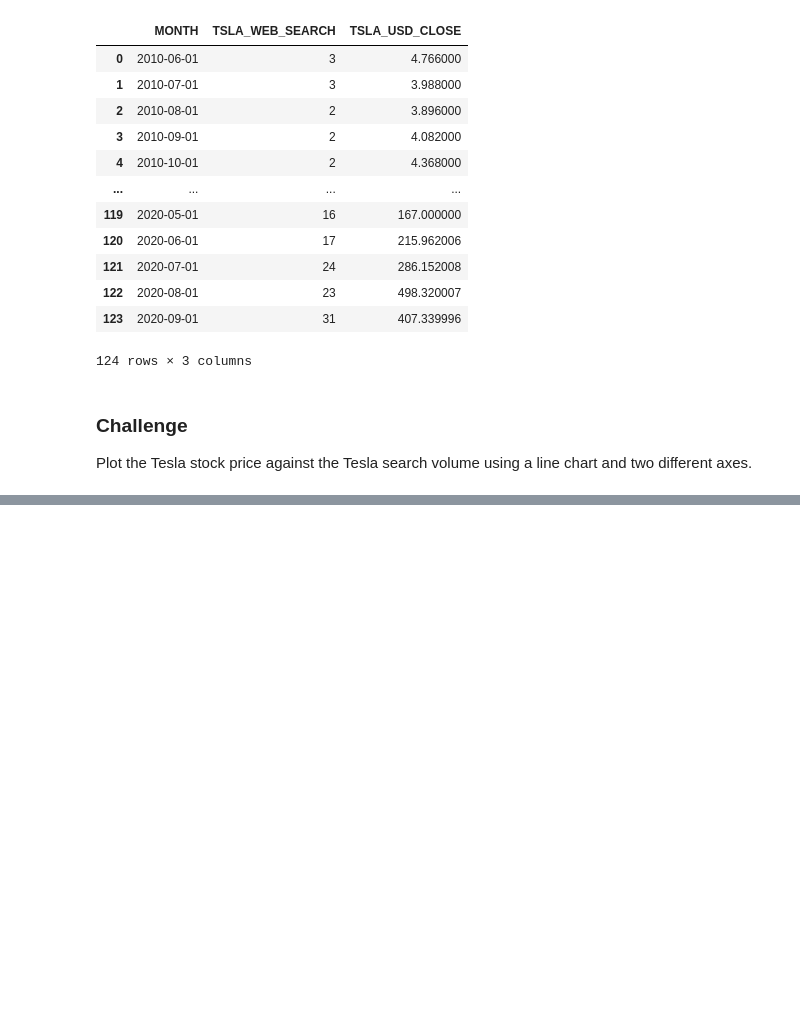
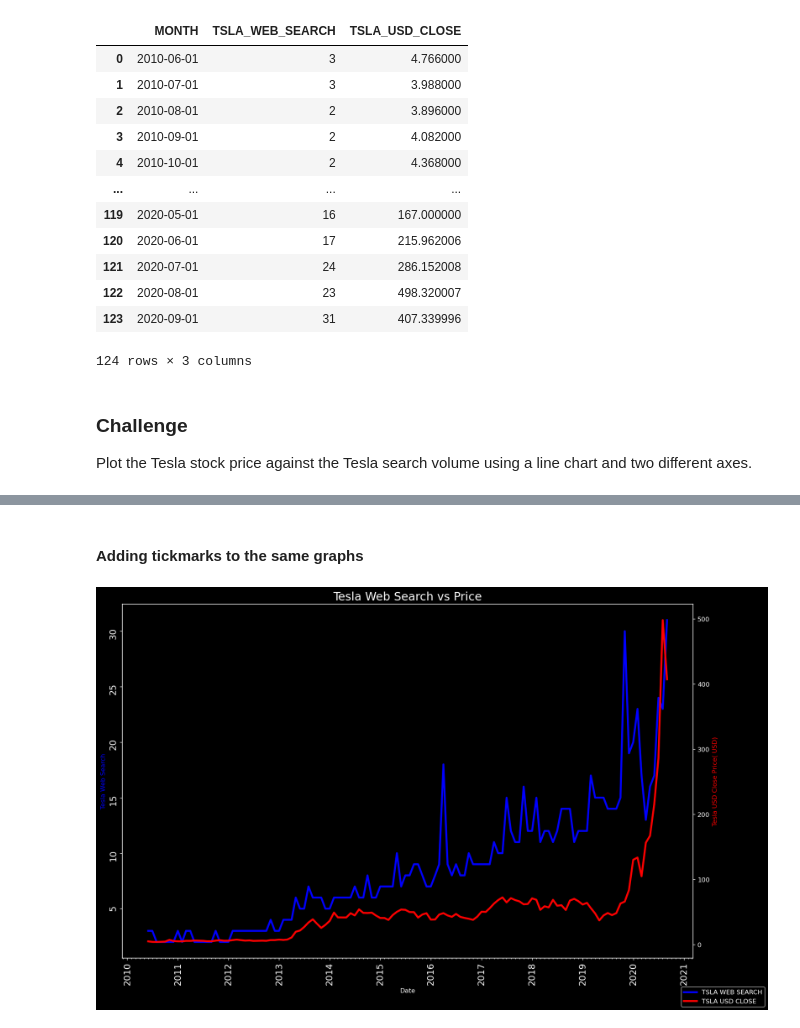
Before and after one commit to shane-221/Python_Basics, a Jupyter notebook: 09_Advanced-Data_Analysis(Pandas-Plotly-Seaborn)/75_Day_75_Matplotlib_Advanced/main.ipynb, the cells around one changed output, grey strips where cells are left out. Cells and saved outputs as stored; diff of their text form; code cells hidden in the pictures; blank space fills up the shorter version.

Commit message:
Additions of tickmarks

```diff
--- a/09_Advanced-Data_Analysis(Pandas-Plotly-Seaborn)/75_Day_75_Matplotlib_Advanced/main.ipynb
+++ b/09_Advanced-Data_Analysis(Pandas-Plotly-Seaborn)/75_Day_75_Matplotlib_Advanced/main.ipynb
@@ -121,0 +122,58 @@ plt.show()
+# %% [markdown]
+#### Adding tickmarks to the same graphs
+# %%
+import matplotlib.pyplot as plt
+
+
+# Sizing the graph
+plt.figure(figsize=(16,10), dpi =120)
+plt.xticks(fontsize= 14 , rotation =90)
+plt.yticks(fontsize=14 , rotation=90)
+
+
+
+
+
+
+# Drawing the graph
+ax1 = plt.gca()
+ax2 = ax1.twinx()
+
+    # Functions:
+ax1.plot(tesla_df["MONTH"],
+         tesla_df["TSLA_WEB_SEARCH"],
+         linewidth =3,
+         label = "TSLA WEB SEARCH",
+         color ="b")
+ax2.plot(tesla_df["MONTH"],
+         tesla_df["TSLA_USD_CLOSE"],
+         linewidth =3,
+         label = "TSLA USD CLOSE",
+         color ="r")                            # Can use hex codes/ standard ones.
+
+# Functionalities
+    # General:
+ax1.set_xlabel("Date")
+ax1.set_ylabel("Tesla Web Search", color = "b")
+ax2.set_ylabel("Tesla USD Close Price( USD)", color = "r")
+plt.title("Tesla Web Search vs Price", fontsize=18)
+
+ # Tickmarks
+import matplotlib.dates as mdates       # Import module from the package
+Years= mdates.YearLocator()             # Get a tick for every year
+months= mdates.MonthLocator()           # Gets a tick fo the months
+YearsFMT = mdates.DateFormatter('%Y')   # Displays the date labels ina  specific manner
+
+ax1.xaxis.set_major_locator(Years)
+ax1.xaxis.set_minor_locator(months)
+ax1.xaxis.set_major_formatter(YearsFMT)
+
+    # Legend
+fig = plt.gcf()
+fig.legend(loc ="lower right")
+
+
+# showing the graph-make sure to use plt instead of ax1
+plt.show()
+# %% [output]
+[figure, added]
```
Also changed, not shown: parts of 1 cell of this notebook.
